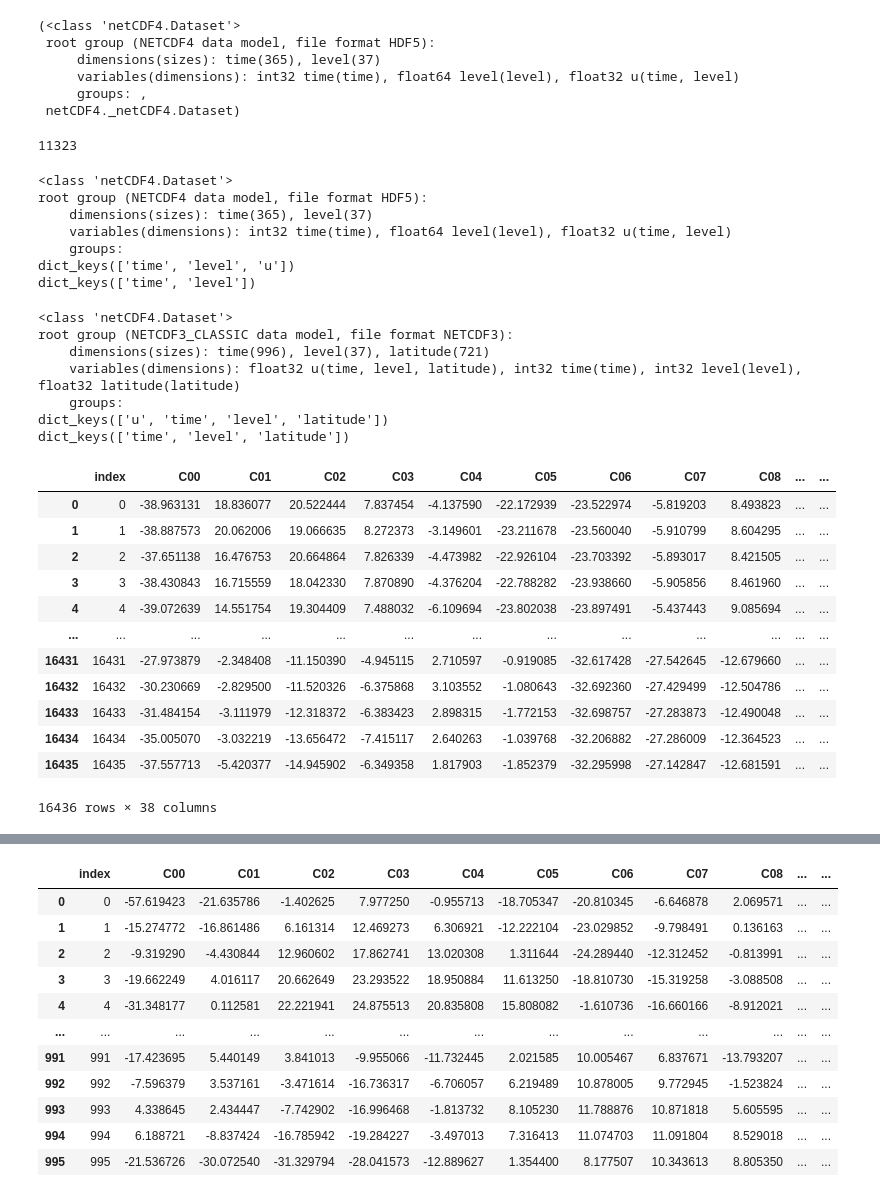
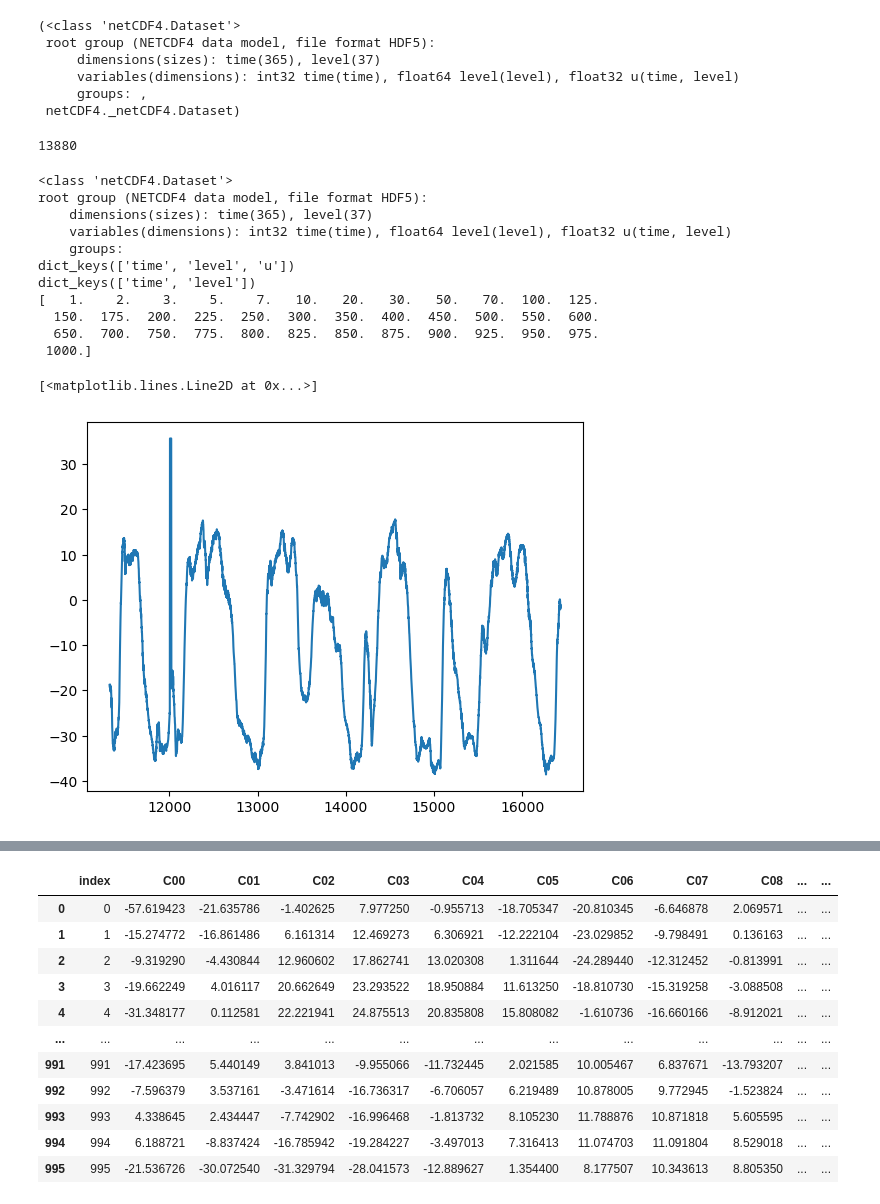
Before and after one commit to Matthew-ymz/Time-series-forecasting-for-causal-emergence, a Jupyter notebook: preprocessing/preprocess_qbo.ipynb, the cells around one changed output, grey strips where cells are left out. Drawn from its saved outputs; the diff is of its cells as text; code cells hidden in the pictures.

```diff
--- a/preprocessing/preprocess_qbo.ipynb
+++ b/preprocessing/preprocess_qbo.ipynb
@@ -12,10 +12,10 @@ dataset, type(dataset)
 # %%
 import pandas as pd
 start_date = pd.to_datetime("1979/01/01", format="%Y/%m/%d")
-end_date = pd.to_datetime("2010-01-01", format="%Y-%m-%d")
-end_time = start_time + pd.Timedelta(days=11687)
+end_date = pd.to_datetime("2017-01-01", format="%Y-%m-%d")
+end_time = start_date + pd.Timedelta(days=16435)
 days_difference = (end_date - start_date).days
 #end_time.strftime("%Y-%m-%d")
 days_difference
 # %% [output]
-11323
+13880
@@ -37,6 +42,8 @@ level = data.variables['level'][:]  # 读取纬度
 value = data.variables['u'][:]
 # 关闭文件
 data.close()
+
+print(level)
 # %% [output]
 <class 'netCDF4.Dataset'>
 root group (NETCDF4 data model, file format HDF5):
@@ -45,60 +52,27 @@ root group (NETCDF4 data model, file format HDF5):
     groups:
 dict_keys(['time', 'level', 'u'])
 dict_keys(['time', 'level'])
+[   1.    2.    3.    5.    7.   10.   20.   30.   50.   70.  100.  125.
+  150.  175.  200.  225.  250.  300.  350.  400.  450.  500.  550.  600.
+  650.  700.  750.  775.  800.  825.  850.  875.  900.  925.  950.  975.
+ 1000.]
-# %%
-from netCDF4 import Dataset
-
-# 打开 NetCDF 文件
-file_path = '../dataset/QBO/u.mon.mean.ERA5.nc'
-data = Dataset(file_path)
-
-# 查看文件结构
-print(data)  # 打印文件信息
-print(data.variables.keys())  # 查看所有变量
-print(data.dimensions.keys())  # 查看所有维度
-
-# 读取变量
-time = data.variables['time'][:]  # 读取温度变量
-level = data.variables['level'][:]  # 读取纬度
-lat = data.variables['latitude'][:]  # 读取经度
-value = data.variables['u'][:]
-# 关闭文件
-data.close()
-# %% [output]
-<class 'netCDF4.Dataset'>
-root group (NETCDF3_CLASSIC data model, file format NETCDF3):
-    dimensions(sizes): time(996), level(37), latitude(721)
-    variables(dimensions): float32 u(time, level, latitude), int32 time(time), int32 level(level), float32 latitude(latitude)
-    groups:
-dict_keys(['u', 'time', 'level', 'latitude'])
-dict_keys(['time', 'level', 'latitude'])
 # %%
 import numpy as np
 import pandas as pd
+import matplotlib.pyplot as plt
 
 all_dfs = []
 for i in range(1979,2024):
     file_path = '../dataset/QBO/daily_QBO/qbo_{0}.nc'.format(i)
     data = Dataset(file_path)
     value = data.variables['u'][:]
     data_mean_df = pd.DataFrame(value)
     data_mean_df.columns = [f'C{v:02d}' for v in range(data_mean_df.shape[1])]
     all_dfs.append(data_mean_df)
 combined_df = pd.concat(all_dfs, axis=0, ignore_index=True)
 combined_df = combined_df.reset_index()
-combined_df.to_csv('../dataset/QBO/daily_1979_2023_16436_37.csv', index=False, float_format='%.4f')
-combined_df
+#combined_df.to_csv('../dataset/QBO/daily_1979_2023_16436_37.csv', index=False, float_format='%.4f')
+plt.plot(combined_df['C05'][11323:])
 # %% [output]
-|  | index | C00 | C01 | C02 | C03 | C04 | C05 | C06 | C07 | C08 | ... | ... |
-| 0 | 0 | -38.963131 | 18.836077 | 20.522444 | 7.837454 | -4.137590 | -22.172939 | -23.522974 | -5.819203 | 8.493823 | ... | ... |
-| 1 | 1 | -38.887573 | 20.062006 | 19.066635 | 8.272373 | -3.149601 | -23.211678 | -23.560040 | -5.910799 | 8.604295 | ... | ... |
-| 2 | 2 | -37.651138 | 16.476753 | 20.664864 | 7.826339 | -4.473982 | -22.926104 | -23.703392 | -5.893017 | 8.421505 | ... | ... |
-| 3 | 3 | -38.430843 | 16.715559 | 18.042330 | 7.870890 | -4.376204 | -22.788282 | -23.938660 | -5.905856 | 8.461960 | ... | ... |
-| 4 | 4 | -39.072639 | 14.551754 | 19.304409 | 7.488032 | -6.109694 | -23.802038 | -23.897491 | -5.437443 | 9.085694 | ... | ... |
-| ... | ... | ... | ... | ... | ... | ... | ... | ... | ... | ... | ... | ... |
-| 16431 | 16431 | -27.973879 | -2.348408 | -11.150390 | -4.945115 | 2.710597 | -0.919085 | -32.617428 | -27.542645 | -12.679660 | ... | ... |
-| 16432 | 16432 | -30.230669 | -2.829500 | -11.520326 | -6.375868 | 3.103552 | -1.080643 | -32.692360 | -27.429499 | -12.504786 | ... | ... |
-| 16433 | 16433 | -31.484154 | -3.111979 | -12.318372 | -6.383423 | 2.898315 | -1.772153 | -32.698757 | -27.283873 | -12.490048 | ... | ... |
-| 16434 | 16434 | -35.005070 | -3.032219 | -13.656472 | -7.415117 | 2.640263 | -1.039768 | -32.206882 | -27.286009 | -12.364523 | ... | ... |
-| 16435 | 16435 | -37.557713 | -5.420377 | -14.945902 | -6.349358 | 1.817903 | -1.852379 | -32.295998 | -27.142847 | -12.681591 | ... | ... |
-16436 rows × 38 columns
+[<matplotlib.lines.Line2D at 0x...>]
+[figure, added]
```
Also changed, not shown: parts of 4 cells of this notebook, 1 other file.
